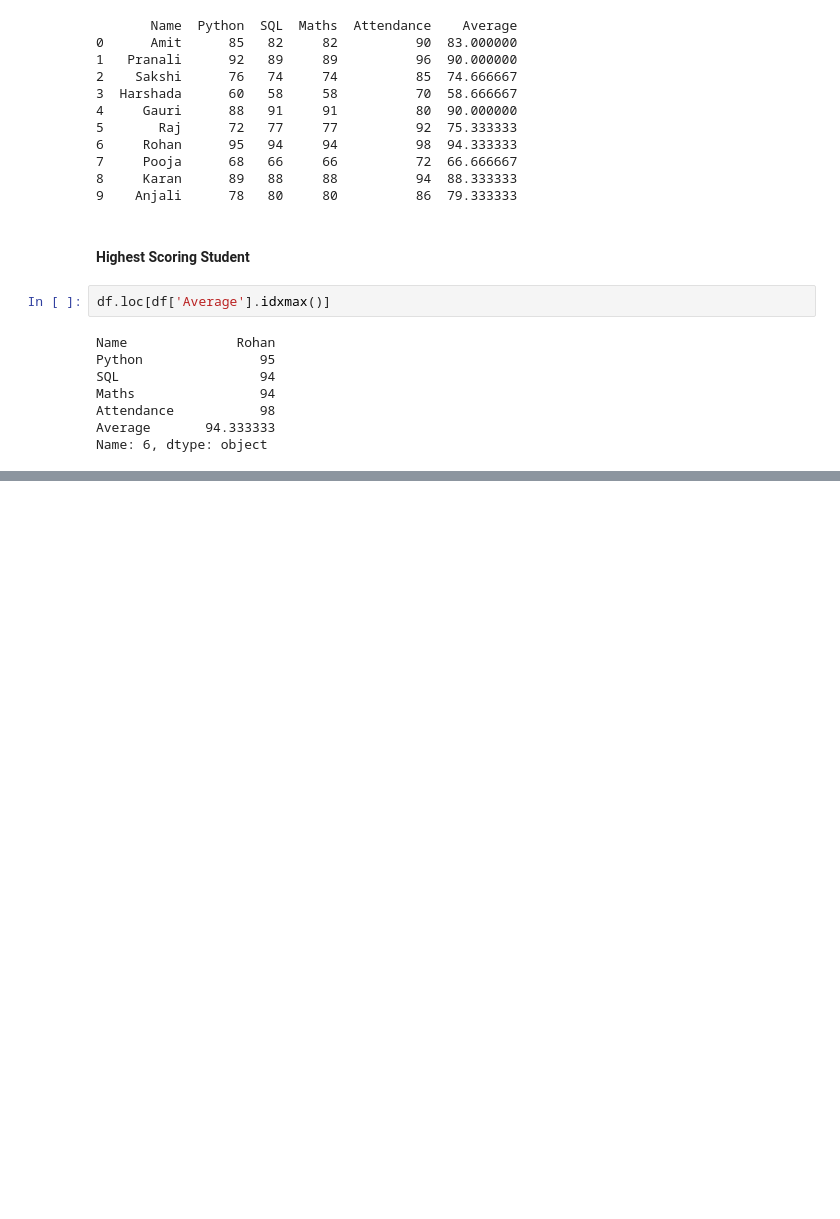
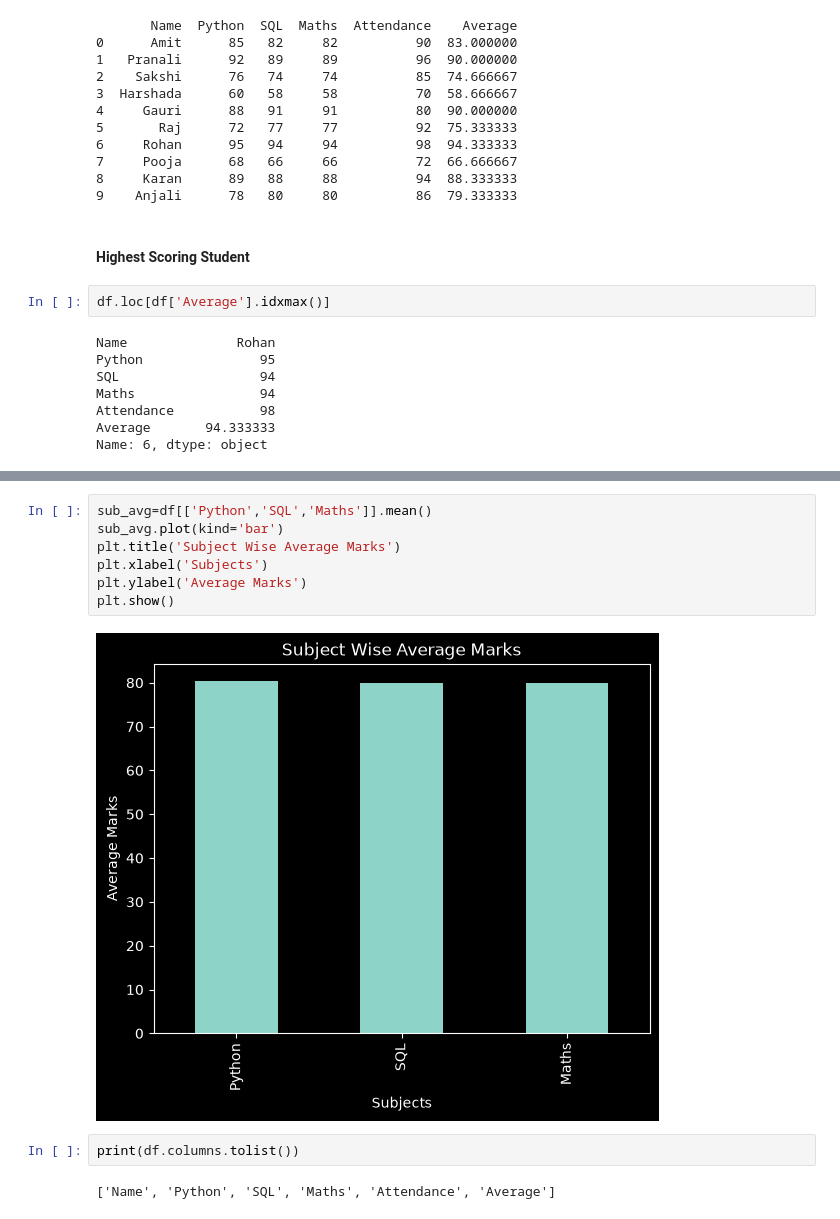
Before and after one commit to Priyal-Dukare/Student-Performance-Analysis, a Jupyter notebook: analysis.ipynb, the cells around one changed output, grey strips where cells are left out. Cells and saved outputs as stored; diff of their text form; blank space fills up the shorter version.

```diff
--- a/analysis.ipynb
+++ b/analysis.ipynb
@@ -86,0 +123,13 @@ Name: 6, dtype: object
+# %%
+sub_avg=df[['Python','SQL','Maths']].mean()
+sub_avg.plot(kind='bar')
+plt.title('Subject Wise Average Marks')
+plt.xlabel('Subjects')
+plt.ylabel('Average Marks')
+plt.show()
+# %% [output]
+[figure, added]
+# %%
+print(df.columns.tolist())
+# %% [output]
+['Name', 'Python', 'SQL', 'Maths', 'Attendance', 'Average']
```
Also changed, not shown: parts of 18 cells of this notebook.
